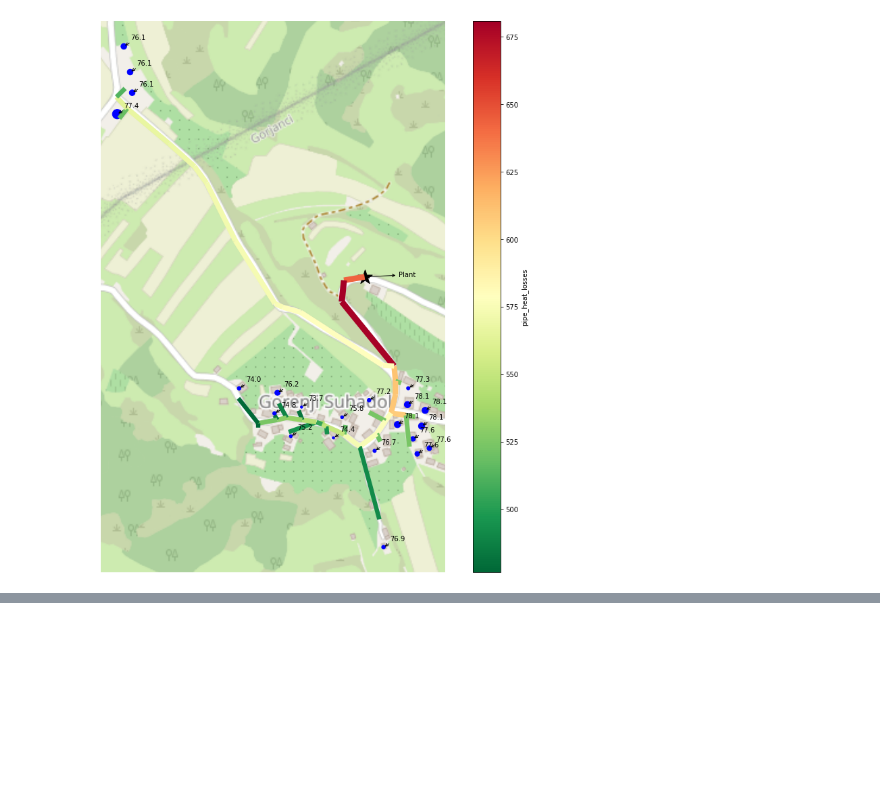
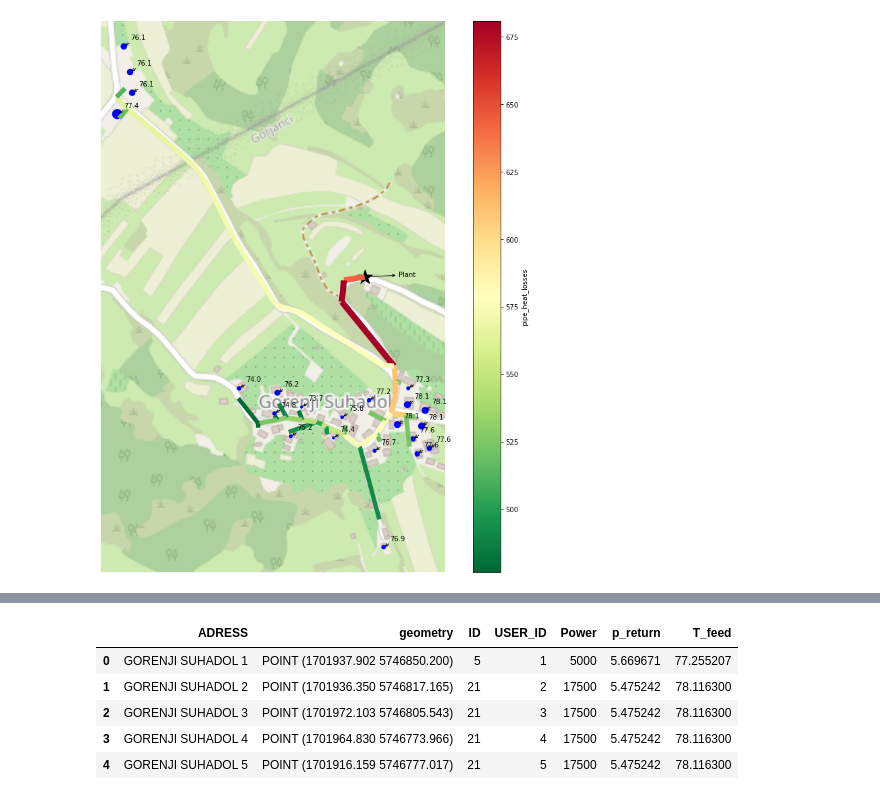
Before and after one commit to fwitte/Python_district_heating_calculation, a Jupyter notebook: Tespy_preprocessing.ipynb, the cells around one changed output, grey strips where cells are left out. Cells and saved outputs as stored; diff of their text form; code cells hidden in the pictures; blank space fills up the shorter version.

```diff
--- a/Tespy_preprocessing.ipynb
+++ b/Tespy_preprocessing.ipynb
@@ -302,0 +330,9 @@ DHS_map(df_pipes_results,
+# %%
+df_users_results.head(5)
+# %% [output]
+|  | ADRESS | geometry | ID | USER_ID | Power | p_return | T_feed |
+| 0 | GORENJI SUHADOL 1 | POINT (1701937.902 5746850.200) | 5 | 1 | 5000 | 5.669671 | 77.255207 |
+| 1 | GORENJI SUHADOL 2 | POINT (1701936.350 5746817.165) | 21 | 2 | 17500 | 5.475242 | 78.116300 |
+| 2 | GORENJI SUHADOL 3 | POINT (1701972.103 5746805.543) | 21 | 3 | 17500 | 5.475242 | 78.116300 |
+| 3 | GORENJI SUHADOL 4 | POINT (1701964.830 5746773.966) | 21 | 4 | 17500 | 5.475242 | 78.116300 |
+| 4 | GORENJI SUHADOL 5 | POINT (1701916.159 5746777.017) | 21 | 5 | 17500 | 5.475242 | 78.116300 |
```
Also changed, not shown: parts of 5 cells of this notebook.
